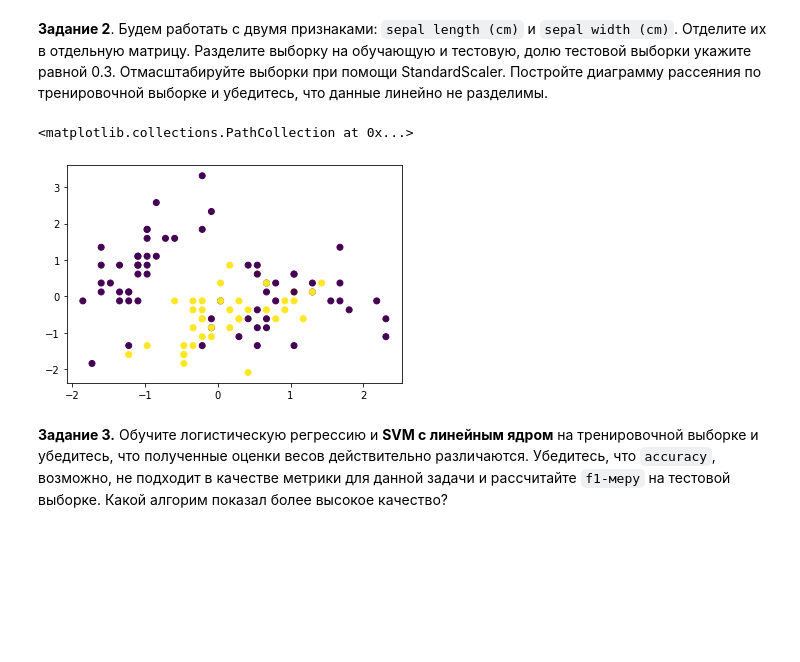
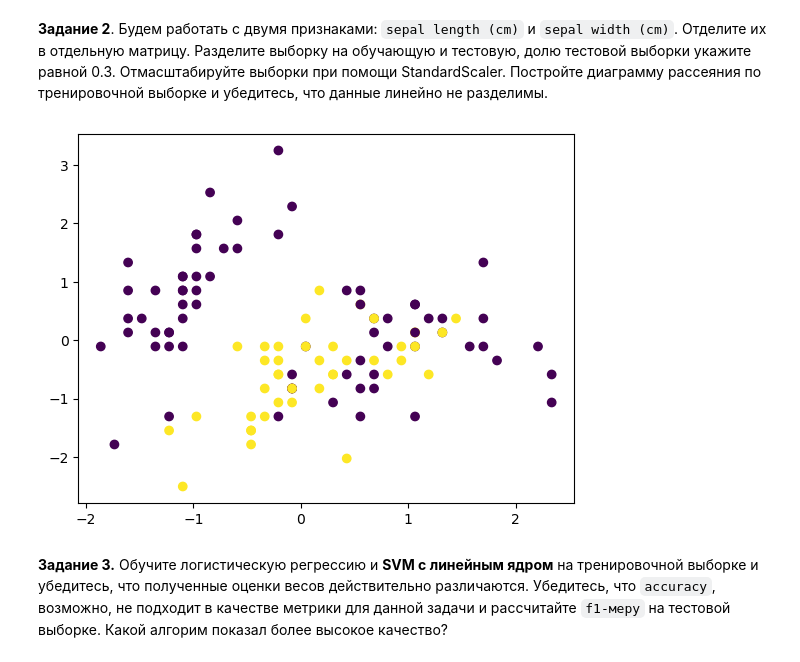
Before and after one commit to hse-ds/iad-intro-ds, a Jupyter notebook: 2023/seminars/sem09_logit_svm/sem09_logit_svm.ipynb, the cells around one changed output. Saved outputs shown, nothing was run; the diff lists cells and outputs as text; code cells hidden in the pictures; blank space fills up the shorter version.

```diff
--- a/2023/seminars/sem09_logit_svm/sem09_logit_svm.ipynb
+++ b/2023/seminars/sem09_logit_svm/sem09_logit_svm.ipynb
@@ -227,27 +238,24 @@ X.head()
 **Задание 1.** Перейдём к задаче бинарной классификации: будем предсказывать принадлежность цветка к виду `versicolor` против принадлежности ко всем прочим видам. Перекодируйте зависимую переменную так, чтобы цветки вида `versicolor` имели метку 1, а прочих видов – метку -1.
 # %%
 # Перекодировка
-...
+y_bin = (data["target"] == 1).astype(int)
 # %% [markdown]
 **Задание 2**. Будем работать с двумя признаками: `sepal length (cm)` и `sepal width (cm)`. Отделите их в отдельную матрицу. Разделите выборку на обучающую и тестовую, долю тестовой выборки укажите равной 0.3. Отмасштабируйте выборки при помощи StandardScaler. Постройте диаграмму рассеяния по тренировочной выборке и убедитесь, что данные линейно не разделимы.
 # %%
-from sklearn.model_selection import train_test_split
-from sklearn.preprocessing import StandardScaler
 np.random.seed(123)
 
-X = X[['sepal length (cm)', 'sepal width (cm)']]
+X = X[["sepal length (cm)", "sepal width (cm)"]]
 
-X_train, X_test, y_train, y_test = ...
+X_train, X_test, y_train, y_test = train_test_split(X, y_bin)
 
 # Отмасштабируйте признаки
 ss = StandardScaler()
-X_train = ...
-X_test = ...
+X_train = ss.fit_transform(X_train)
+X_test = ss.transform(X_test)
 
-plt.scatter(X_train[:, 0], X_train[:, 1], c = y_train)
+plt.scatter(X_train[:, 0], X_train[:, 1], c=y_train);
 # %% [output]
-<matplotlib.collections.PathCollection at 0x...>
-[figure, old version]
+[figure, new version]
 # %% [markdown]
 **Задание 3.** Обучите логистическую регрессию и **SVM с линейным ядром** на тренировочной выборке и убедитесь, что полученные оценки весов действительно различаются. Убедитесь, что `accuracy`, возможно, не подходит в качестве метрики для данной задачи и рассчитайте `f1-меру` на тестовой выборке. Какой алгорим показал более высокое качество?
 # %%
```
Also changed, not shown: parts of 25 cells of this notebook.
